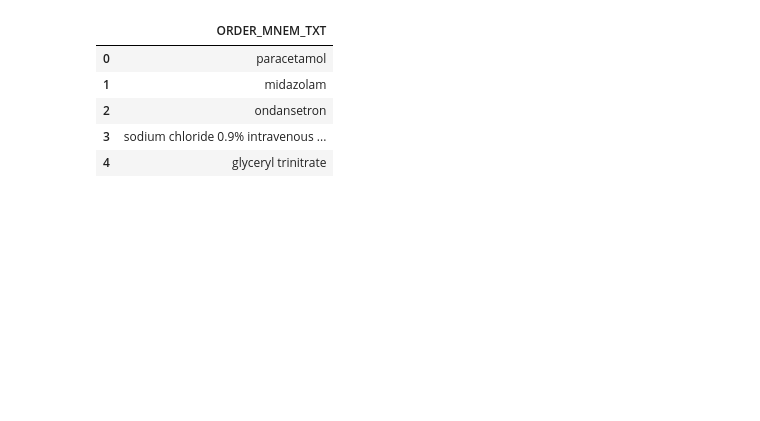
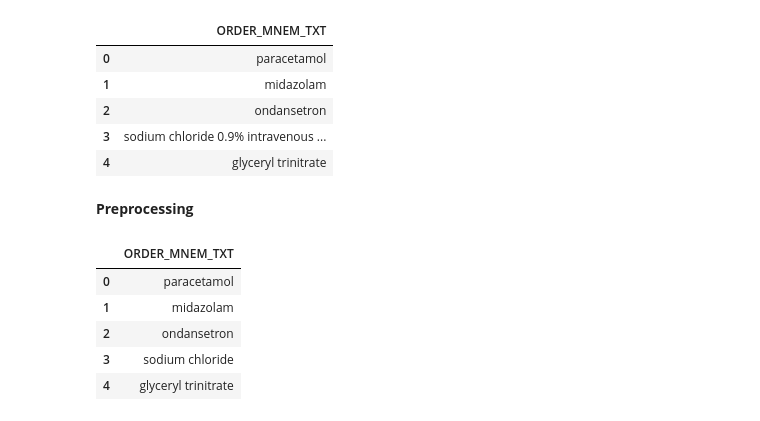
Before and after one commit to andrewhouston113/RxNorm_Mapping, a Jupyter notebook: notebooks/Medication_Search.ipynb, the cells around one changed output. Saved outputs shown, nothing was run; the diff lists cells and outputs as text; code cells hidden in the pictures; blank space fills up the shorter version.

```diff
--- a/notebooks/Medication_Search.ipynb
+++ b/notebooks/Medication_Search.ipynb
@@ -13,3 +13,34 @@ df.head()
 | 2 | ondansetron |
 | 3 | sodium chloride 0.9% intravenous ... |
 | 4 | glyceryl trinitrate |
+# %% [markdown]
+**Preprocessing**
+# %%
+# De-capitalise
+
+df['ORDER_MNEM_TXT'] = df['ORDER_MNEM_TXT'].str.lower()
+
+# Removing unwanted terms
+replace = '|'.join(['\d+',
+    'ml',
+    'mg' ,
+    'intravenous',
+    'solution',
+    '[\(\[].*?[\)\]]',
+    'syringe driver -',
+    'injection',
+    '\.',
+    '\%',
+    'infusion',
+    'topical'])
+
+df['ORDER_MNEM_TXT'] = df['ORDER_MNEM_TXT'].str.replace(replace,'', regex=True)
+df = df.drop_duplicates(subset='ORDER_MNEM_TXT', keep="first")
+df.head(5)
+# %% [output]
+|  | ORDER_MNEM_TXT |
+| 0 | paracetamol |
+| 1 | midazolam |
+| 2 | ondansetron |
+| 3 | sodium chloride |
+| 4 | glyceryl trinitrate |
```
Also changed, not shown: parts of 11 cells of this notebook, 3 other files.
